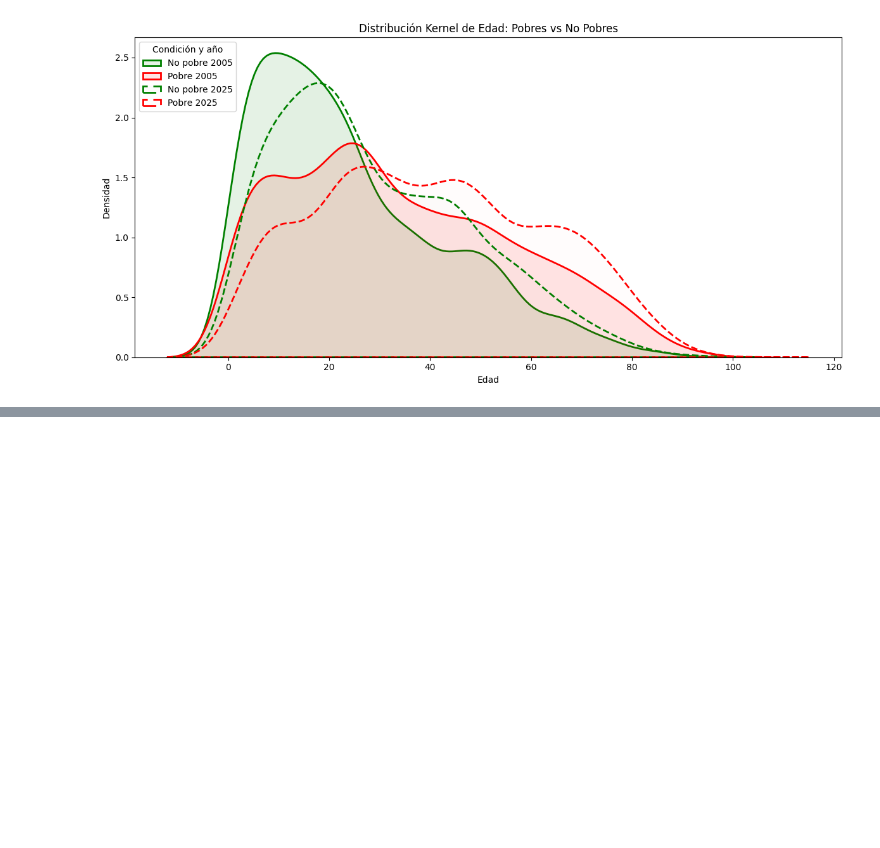
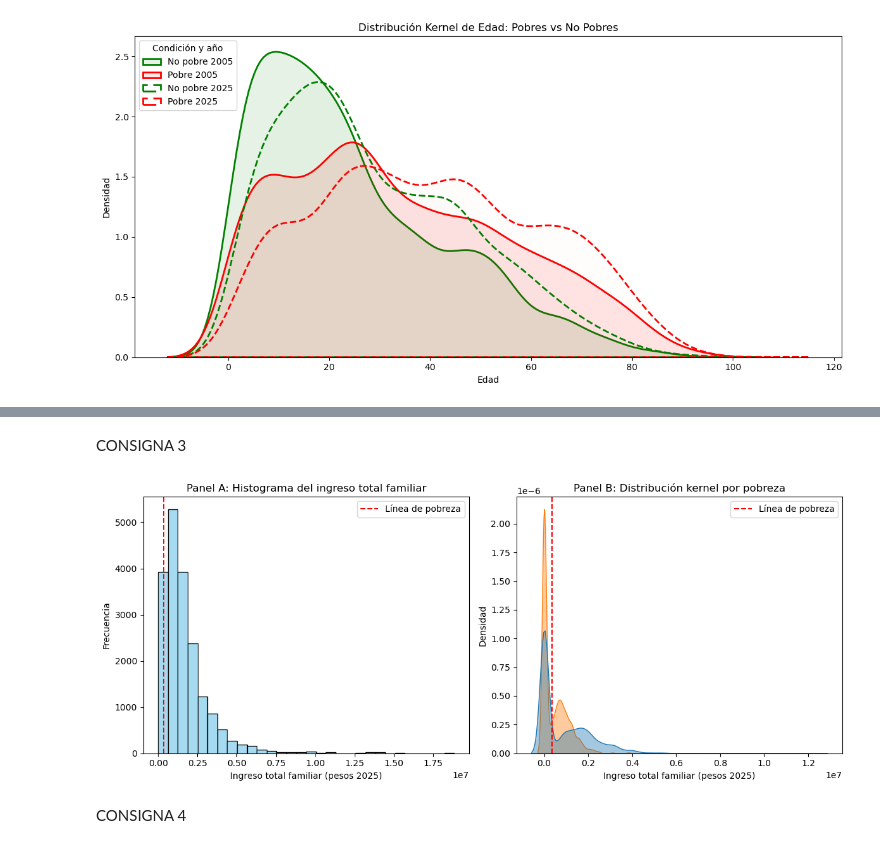
Before and after one commit to alvarezmartin2411-debug/Big-Data-UBA--Grupo-2, a Jupyter notebook: TP 2/Program_TP2_Grupo2.ipynb, the cells around one changed output, grey strips where cells are left out. Saved outputs shown, nothing was run; the diff lists cells and outputs as text; code cells hidden in the pictures; blank space fills up the shorter version.

Commit message:
Codigo hasta consigna 4
Hay que pulirlo, tiene algunos errores

```diff
--- a/TP 2/Program_TP2_Grupo2.ipynb
+++ b/TP 2/Program_TP2_Grupo2.ipynb
@@ -588,0 +611,2 @@ plt.show()
+# %%
+eph_105_125['ch14'] = pd.to_numeric(eph_105_125['ch14'], errors='coerce')
@@ -588,0 +658,44 @@ plt.show()
+# %% [markdown]
+CONSIGNA 3
+# %%
+# Factor de conversión 2005 → 2025
+factor_conversion = 365177 / 205.07
+
+# Creamos variable ingreso_total_familiar homogeneizada
+eph_105_125['ingreso_total_familiar'] = eph_105_125.apply(
+    lambda row: row['itf'] * factor_conversion if row['df'] == 'T105' else row['itf'],
+    axis=1
+)
+# %%
+# Línea de pobreza (2025, pesos corrientes)
+linea_pobreza = 365177
+# %%
+import matplotlib.pyplot as plt
+import seaborn as sns
+
+plt.figure(figsize=(12,5))
+
+# Panel A: Histograma ingreso_total_familiar
+plt.subplot(1,2,1)
+sns.histplot(eph_105_125['ingreso_total_familiar'], bins=30, kde=False, color='skyblue')
+plt.axvline(linea_pobreza, color='red', linestyle='--', label='Línea de pobreza')
+plt.title("Panel A: Histograma del ingreso total familiar")
+plt.xlabel("Ingreso total familiar (pesos 2025)")
+plt.ylabel("Frecuencia")
+plt.legend()
+
+# Panel B: Distribución kernel pobres vs no pobres
+plt.subplot(1,2,2)
+sns.kdeplot(data=respondieron, x='itf', hue='pobre', fill=True, common_norm=False, alpha=0.4)
+plt.axvline(linea_pobreza, color='red', linestyle='--', label='Línea de pobreza')
+plt.title("Panel B: Distribución kernel por pobreza")
+plt.xlabel("Ingreso total familiar (pesos 2025)")
+plt.ylabel("Densidad")
+plt.legend()
+
+plt.tight_layout()
+plt.show()
+# %% [output]
+[figure, added]
+# %% [markdown]
+CONSIGNA 4
```
Also changed, not shown: parts of 28 cells of this notebook, 1 other file.
